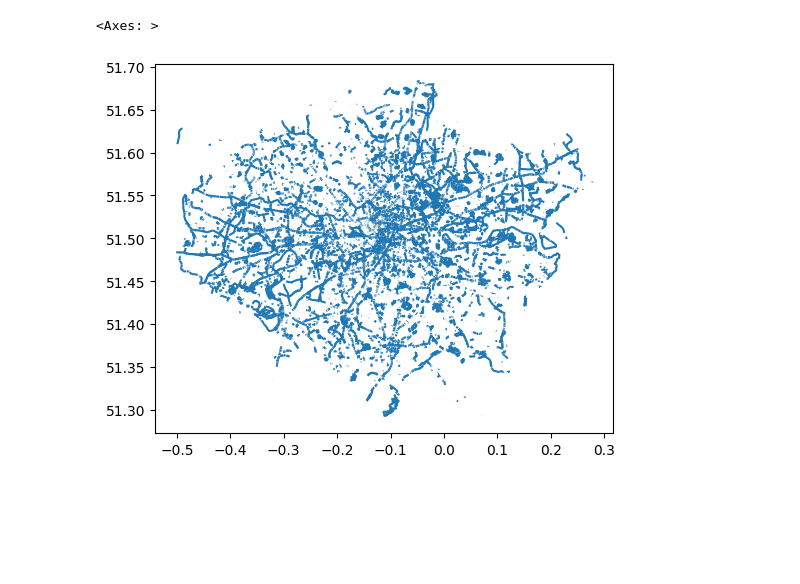
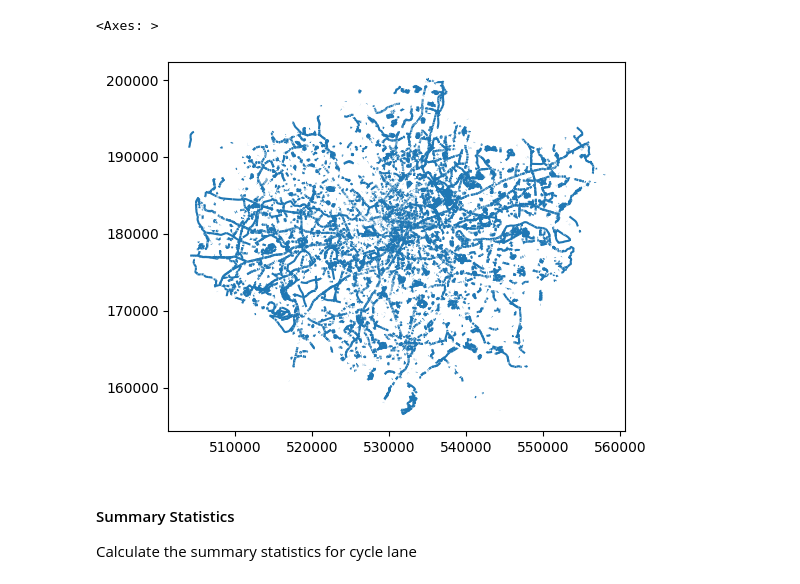
Before and after one commit to sokimura39/CUSP_Data_Dive, a Jupyter notebook: cycling_infrastructure.ipynb, the cells around one changed output. Drawn from its saved outputs; the diff is of its cells as text; code cells hidden in the pictures; blank space fills up the shorter version.

```diff
--- a/cycling_infrastructure.ipynb
+++ b/cycling_infrastructure.ipynb
@@ -10,5 +16,7 @@ import matplotlib.pyplot as plt
 # %%
-cycle_lane = gpd.read_file('data/cycle_lane_track.json')
+cycle_lane = gpd.read_file('data/cycle_lane_track.json').to_crs('EPSG:27700')
+# %%
+cycle_lane['road_length'] = cycle_lane.length
 # %%
 cycle_lane.dtypes
 # %% [output]
@@ -31,8 +39,10 @@ geometry      geometry
 dtype: object
 # %%
-cycle_lane.plot(
-    c =
-)
+cycle_lane.plot()
 # %% [output]
 <Axes: >
-[figure, old version]
+[figure, new version]
+# %% [markdown]
+#### Summary Statistics
+
+Calculate the summary statistics for cycle lane
```
Also changed, not shown: parts of 31 cells of this notebook, 1 other file.
